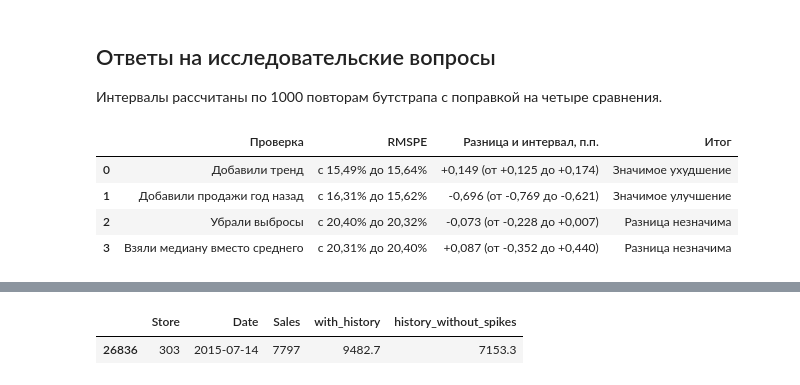
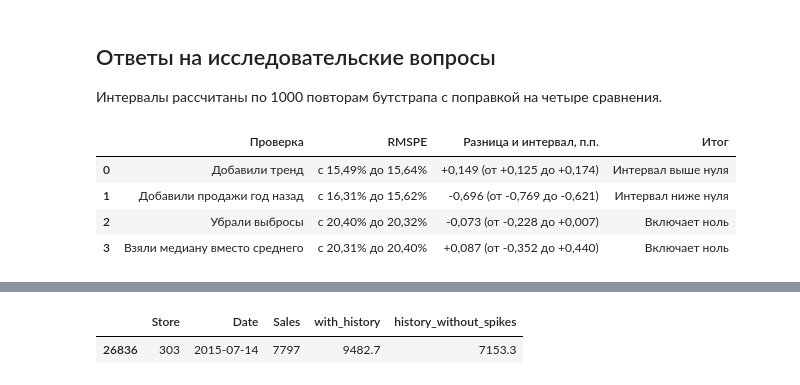
Before and after one commit to PikaChuChuMF/RnD-ML-Course-2026-2, a Jupyter notebook: notebooks/analysis.ipynb, the cells around one changed output, grey strips where cells are left out. Cells and saved outputs as stored; diff of their text form; code cells hidden in the pictures.

```diff
--- a/notebooks/analysis.ipynb
+++ b/notebooks/analysis.ipynb
@@ -189,14 +191,18 @@ groups = {
     "Дни без акции": scored.loc[~low & scored["Promo"].eq(0)],
 }
 
+example_keys = {
+    "Низкая выручка": (5, pd.Timestamp("2015-06-20")),
+    "Дни с акцией": (551, pd.Timestamp("2015-07-30")),
+    "Дни без акции": (475, pd.Timestamp("2015-07-06")),
+}
 slices = []
 examples = []
 for label, rows in groups.items():
     errors = rows[list(names)].sub(rows["Sales"], axis=0).div(rows["Sales"], axis=0)
     rmspe = errors.pow(2).mean().pow(0.5).mul(100)
     slices.append({"Группа дней": label, "Дни с выручкой": len(rows), **rmspe.rename(names).to_dict()})
-    relative = errors["with_history"].abs()
-    example = rows.loc[(relative - relative.quantile(0.9)).abs().idxmin()]
+    example = rows.set_index(["Store", "Date"], drop=False).loc[example_keys[label]]
     examples.append({
         "Группа дней": label,
         "Магазин": example["Store"],
@@ -292,36 +298,36 @@ plt.show()
 # %%
 uncertainty = report["comparison_uncertainty"]["comparisons"]
 stress = report["spike_sensitivity"]
 research = report["research_checks"]
 
 comparisons = [
     ("Добавили тренд", "trend", *research["trend"].values()),
     ("Добавили продажи год назад", "last_year", *research["last_year"].values()),
     ("Убрали выбросы", "remove_spikes", stress["original"], stress["without_spikes"]),
     ("Взяли медиану вместо среднего", "spikes", *research["spikes"].values()),
 ]
 
 rows = []
 for label, key, before, after in comparisons:
     item = uncertainty[key]
     delta = format_number(100 * item["delta_rmspe"], "+.3f")
     low, high = (format_number(100 * value, "+.3f") for value in item["interval"])
     before_rmspe = format_number(before["rmspe"], ".2%")
     after_rmspe = format_number(after["rmspe"], ".2%")
-    result = "Разница незначима"
+    result = "Включает ноль"
     if item["excludes_zero"]:
-        result = "Значимое улучшение" if item["delta_rmspe"] < 0 else "Значимое ухудшение"
+        result = "Интервал ниже нуля" if item["delta_rmspe"] < 0 else "Интервал выше нуля"
     rows.append({
         "Проверка": label,
         "RMSPE": f"с {before_rmspe} до {after_rmspe}",
         "Разница и интервал, п.п.": f"{delta} (от {low} до {high})",
         "Итог": result,
     })
 
 display(pd.DataFrame(rows))
 # %% [output]
 |  | Проверка | RMSPE | Разница и интервал, п.п. | Итог |
-| 0 | Добавили тренд | с 15,49% до 15,64% | +0,149 (от +0,125 до +0,174) | Значимое ухудшение |
-| 1 | Добавили продажи год назад | с 16,31% до 15,62% | -0,696 (от -0,769 до -0,621) | Значимое улучшение |
-| 2 | Убрали выбросы | с 20,40% до 20,32% | -0,073 (от -0,228 до +0,007) | Разница незначима |
-| 3 | Взяли медиану вместо среднего | с 20,31% до 20,40% | +0,087 (от -0,352 до +0,440) | Разница незначима |
+| 0 | Добавили тренд | с 15,49% до 15,64% | +0,149 (от +0,125 до +0,174) | Интервал выше нуля |
+| 1 | Добавили продажи год назад | с 16,31% до 15,62% | -0,696 (от -0,769 до -0,621) | Интервал ниже нуля |
+| 2 | Убрали выбросы | с 20,40% до 20,32% | -0,073 (от -0,228 до +0,007) | Включает ноль |
+| 3 | Взяли медиану вместо среднего | с 20,31% до 20,40% | +0,087 (от -0,352 до +0,440) | Включает ноль |
```
Also changed, not shown: parts of 9 cells of this notebook, 2 other files.
